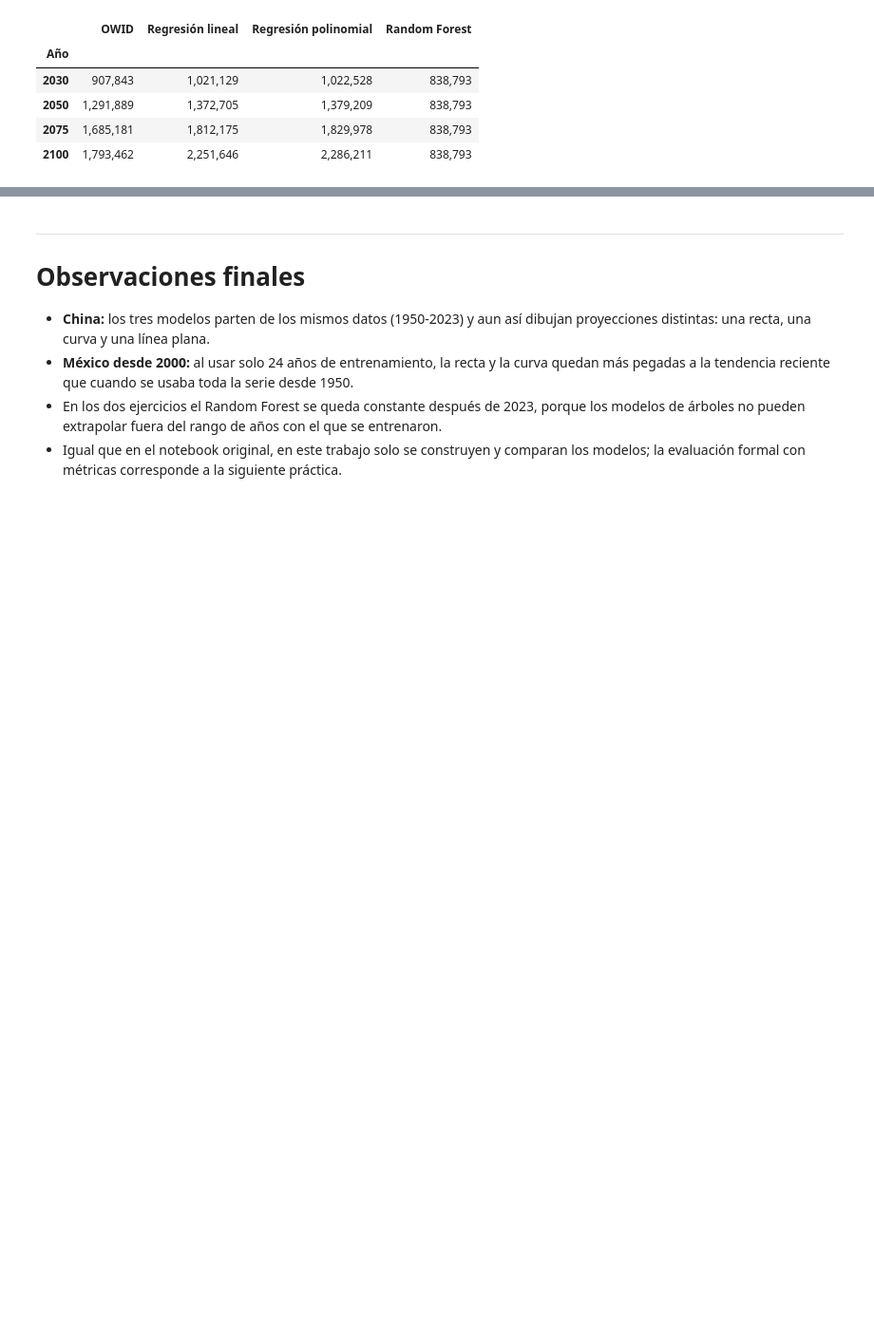
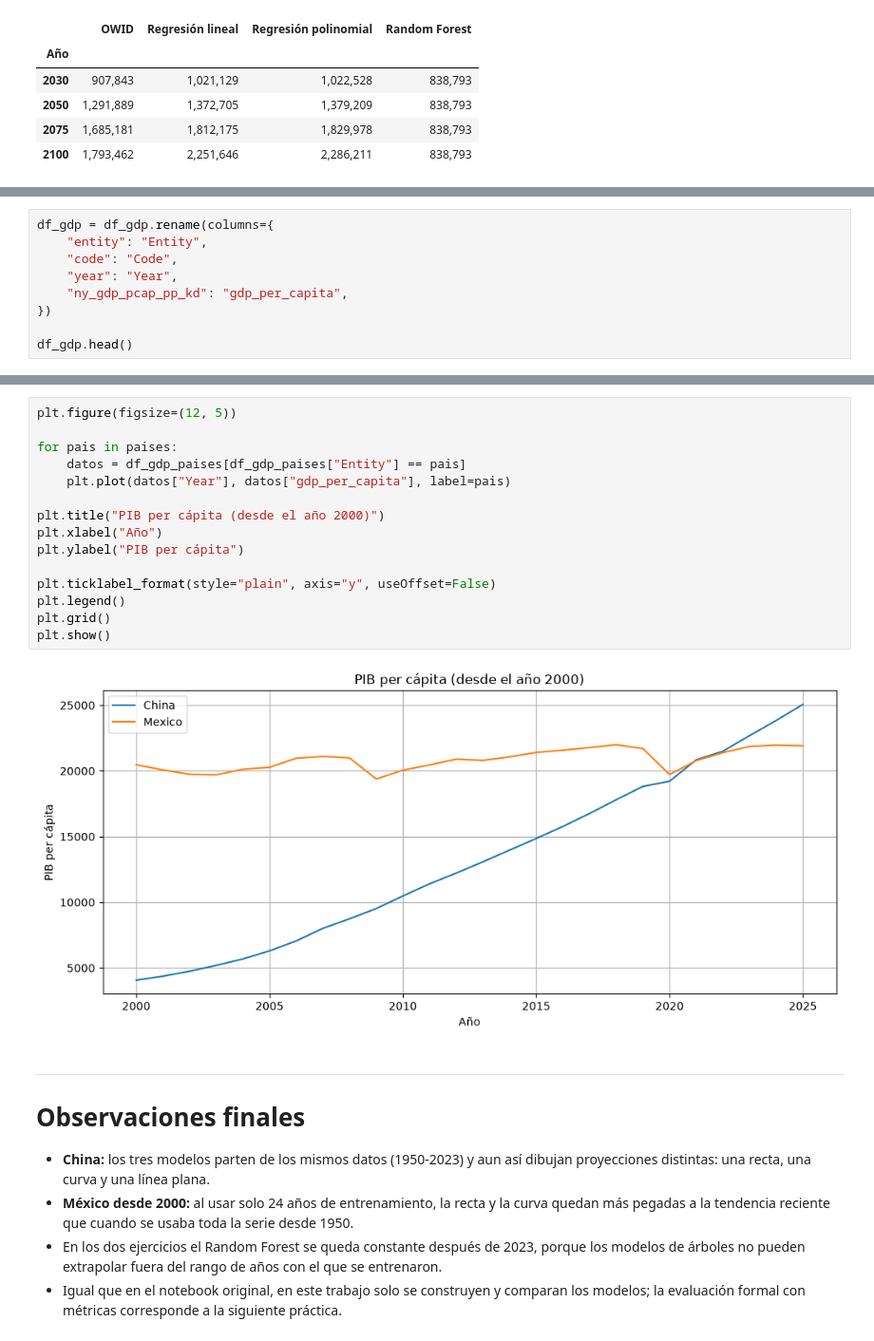
Before and after one commit to dgael-22/big--data, a Jupyter notebook: primera/U3_1_modelos_ml/notebooks/U3_2_ejercicios_china_mexico.ipynb, the cells around one changed output, grey strips where cells are left out. Shown at 95% size. Saved outputs shown, nothing was run; the diff lists cells and outputs as text; blank space fills up the shorter version.

```diff
--- a/primera/U3_1_modelos_ml/notebooks/U3_2_ejercicios_china_mexico.ipynb
+++ b/primera/U3_1_modelos_ml/notebooks/U3_2_ejercicios_china_mexico.ipynb
@@ -1085,0 +1178,9 @@ MÉXICO (datos desde 2000) - DEFUNCIONES
+# %%
+df_gdp = df_gdp.rename(columns={
+    "entity": "Entity",
+    "code": "Code",
+    "year": "Year",
+    "ny_gdp_pcap_pp_kd": "gdp_per_capita",
+})
+
+df_gdp.head()
@@ -1086,3 +1264,20 @@ MÉXICO (datos desde 2000) - DEFUNCIONES
+# %%
+plt.figure(figsize=(12, 5))
+
+for pais in paises:
+    datos = df_gdp_paises[df_gdp_paises["Entity"] == pais]
+    plt.plot(datos["Year"], datos["gdp_per_capita"], label=pais)
+
+plt.title("PIB per cápita (desde el año 2000)")
+plt.xlabel("Año")
+plt.ylabel("PIB per cápita")
+
+plt.ticklabel_format(style="plain", axis="y", useOffset=False)
+plt.legend()
+plt.grid()
+plt.show()
+# %% [output]
+[figure, added]
 # %% [markdown]
 ---
 
```
Also changed, not shown: parts of 14 cells of this notebook, 1 other file.
